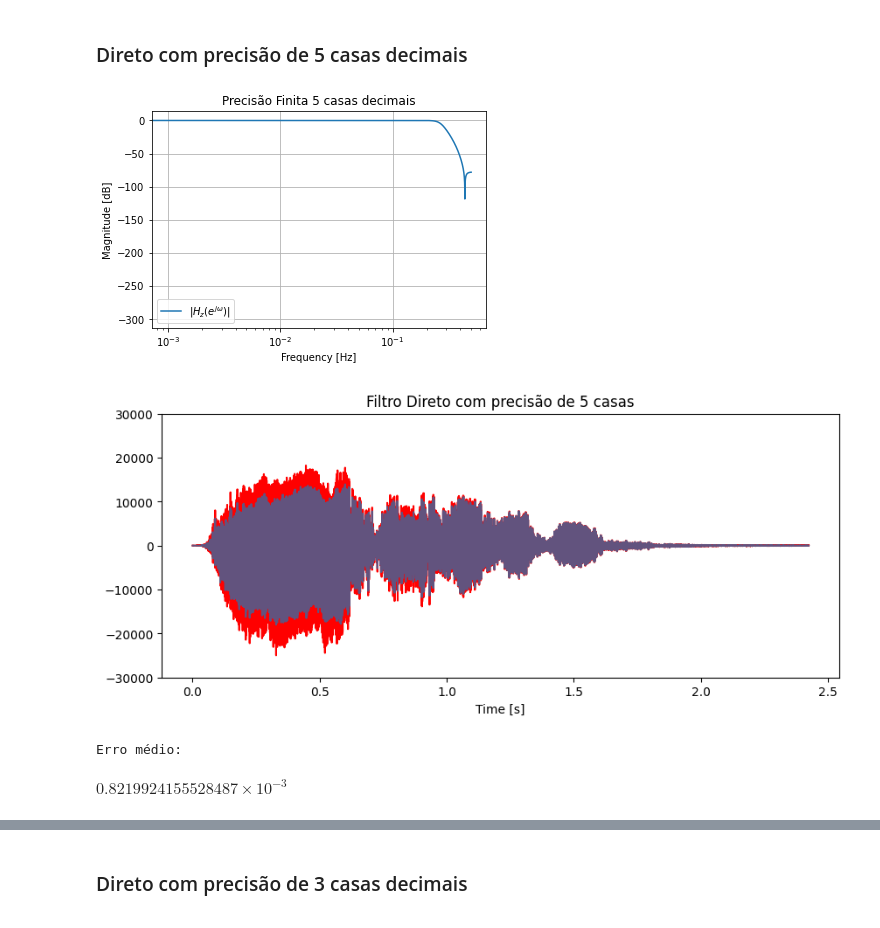
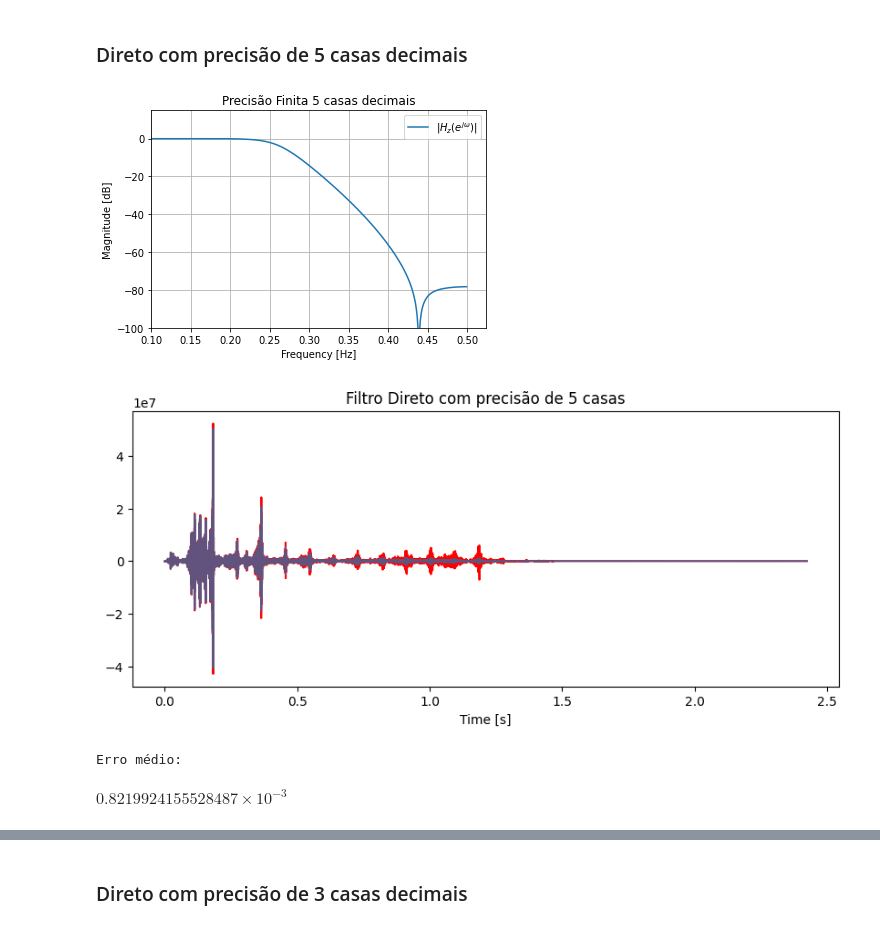
Before and after one commit to oliveiraop/pds-ufba, a Jupyter notebook: trabalho01/trab01.ipynb, the cells around one changed output, grey strips where cells are left out. Cells and saved outputs as stored; diff of their text form; code cells hidden in the pictures.

```diff
--- a/trabalho01/trab01.ipynb
+++ b/trabalho01/trab01.ipynb
@@ -213,8 +212,10 @@ Audio('goofy-yell.wav')
 # %%
 direct_infi = direct_i(x, filtz)
 
-plt.semilogx(wz1*1/(2*np.pi), 20*np.log10(np.abs(hz1).clip(1e-15)),label=r'$|H_z(e^{j \omega})|$')
+plt.plot(wz1*1/(2*np.pi), 20*np.log10(np.abs(hz1).clip(1e-15)),label=r'$|H_z(e^{j \omega})|$')
 ax = plt.axis()
+ax = [0.1, ax[1], -100, ax[3]]
+plt.axis(ax)
 plt.title('Precisão infinita')
 plt.xlabel('Frequency [Hz]')
 plt.ylabel('Magnitude [dB]')
@@ -222,9 +223,8 @@ plt.grid()
 plt.show()
 
 plt.figure(figsize=(10, 4), dpi=100)
-plt.plot(t, direct_infi, "red")
-plt.plot(t, x, alpha=0.7)
-plt.axis((ax_sound))
+plt.plot(t, np.abs(fft.fft(direct_infi)), "red")
+plt.plot(t, np.abs(fft.fft(x)), alpha=0.7)
 plt.title("Filtro Direto com precisão infinita")
 plt.xlabel("Time [s]")
 plt.show()
@@ -244,31 +244,30 @@ $\displaystyle 0.14011947434003702 \times 10^{-3}$
 # %%
 direct_5 = direct_i(x, filtz_5prec)
 
 plt.figure()
-plt.semilogx(wz2*1/(2*np.pi), 20*np.log10(np.abs(hz2).clip(1e-15)),label=r'$|H_z(e^{j \omega})|$')
-plt.axis((ax))
+plt.plot(wz2*1/(2*np.pi), 20*np.log10(np.abs(hz2).clip(1e-15)),label=r'$|H_z(e^{j \omega})|$')
+plt.axis(ax)
 plt.legend()
 plt.title('Precisão Finita 5 casas decimais')
 plt.xlabel('Frequency [Hz]')
 plt.ylabel('Magnitude [dB]')
 plt.grid()
 plt.show()
 
 plt.figure(figsize=(10, 4), dpi=100)
-plt.plot(t, direct_5, "red")
-plt.plot(t, x, alpha=0.7)
-plt.axis((ax_sound))
+plt.plot(t, np.abs(fft.fft(direct_5)), "red")
+plt.plot(t, np.abs(fft.fft(x)), alpha=0.7)
 plt.title("Filtro Direto com precisão de 5 casas")
 plt.xlabel("Time [s]")
 plt.show()
 
 print("Erro médio:")
 print_scientific(np.mean(direct_5 - x))
 
 Audio(direct_5, rate=freq)
 # %% [output]
-[figure, old version]
+[figure, new version]
-[figure, old version]
+[figure, new version]
 Erro médio:
 $\displaystyle 0.8219924155528487 \times 10^{-3}$
 [interactive output not drawn]
```
Also changed, not shown: parts of 9 cells of this notebook.
